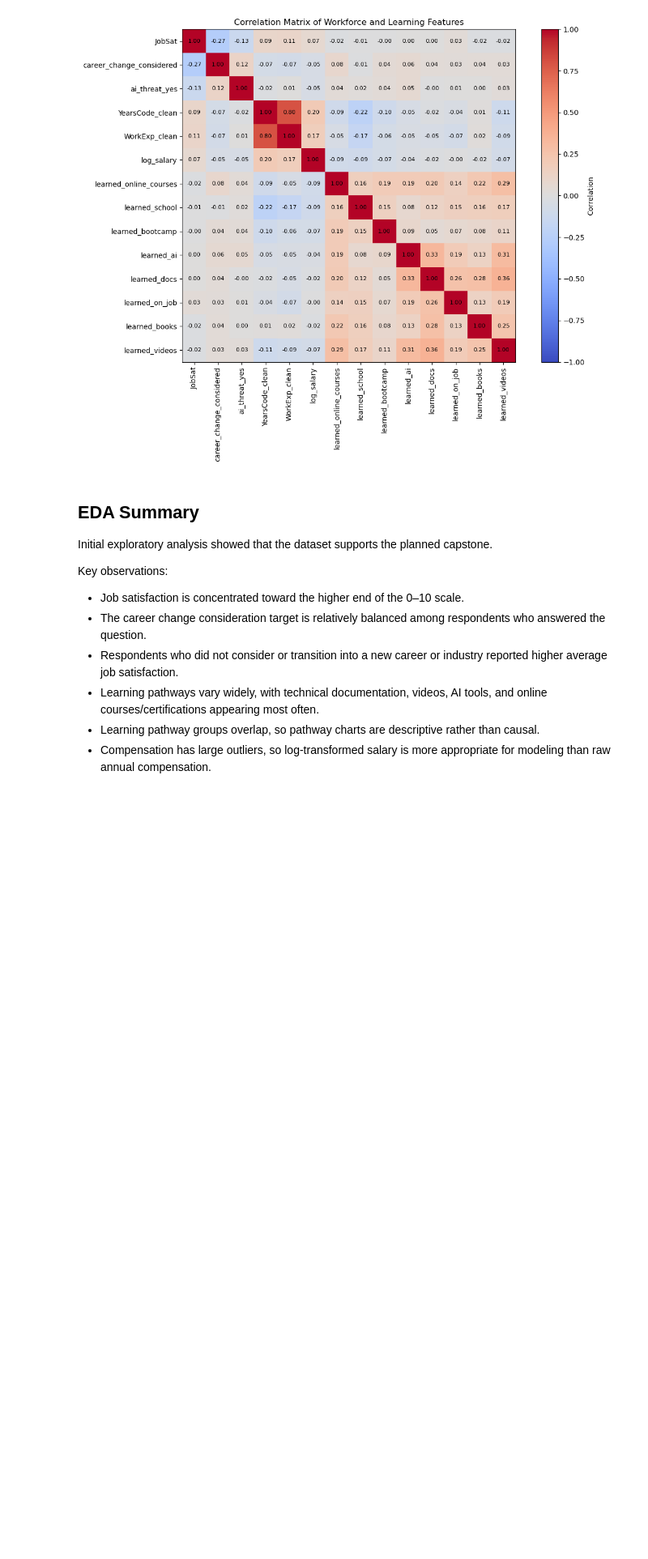
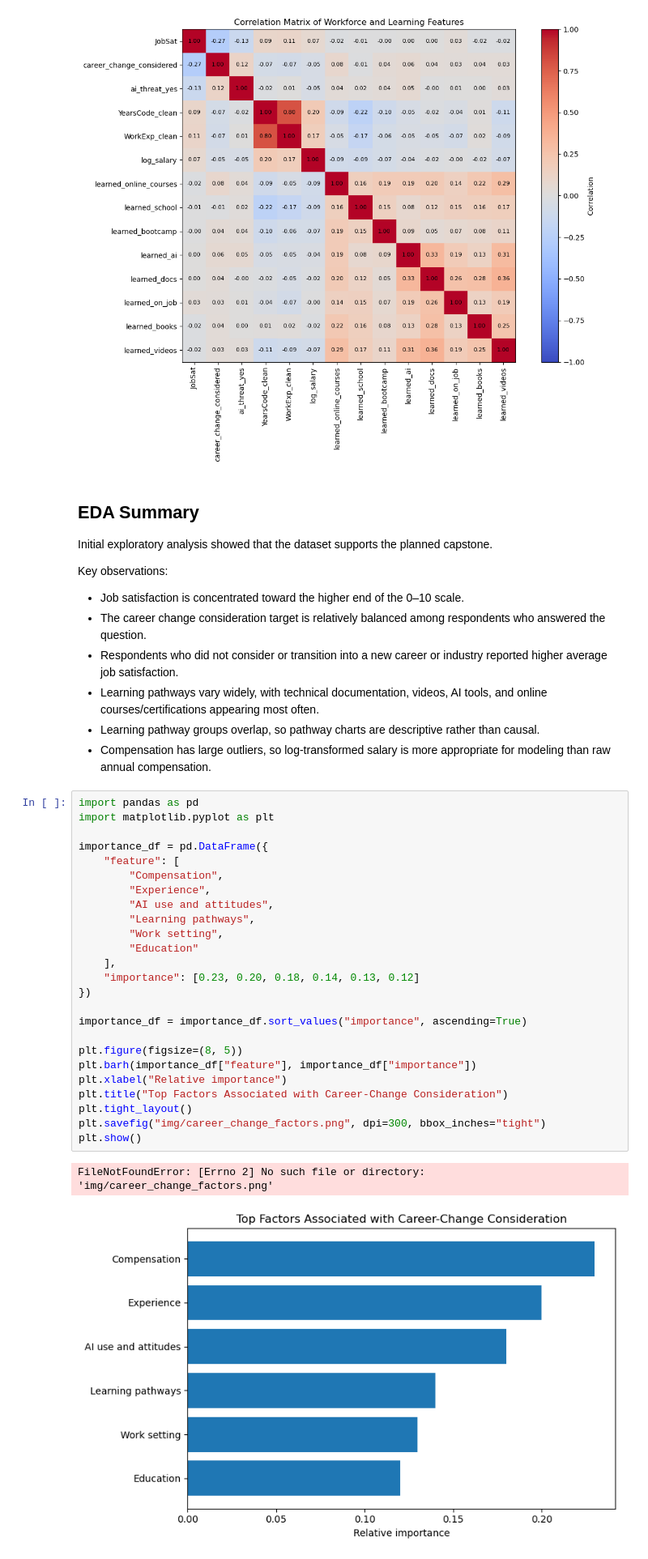
Before and after one commit to S-Shockley/building-digital-talent, a Jupyter notebook: notebooks/02_eda.ipynb, the cells around one changed output. Shown at 81% size. Drawn from its saved outputs; the diff is of its cells as text; blank space fills up the shorter version.

```diff
--- a/notebooks/02_eda_edited.ipynb
+++ b/notebooks/02_eda.ipynb
@@ -504,3 +504,31 @@ Key observations:
 - Learning pathways vary widely, with technical documentation, videos, AI tools, and online courses/certifications appearing most often.
 - Learning pathway groups overlap, so pathway charts are descriptive rather than causal.
 - Compensation has large outliers, so log-transformed salary is more appropriate for modeling than raw annual compensation.
+# %%
+import pandas as pd
+import matplotlib.pyplot as plt
+
+importance_df = pd.DataFrame({
+    "feature": [
+        "Compensation",
+        "Experience",
+        "AI use and attitudes",
+        "Learning pathways",
+        "Work setting",
+        "Education"
+    ],
+    "importance": [0.23, 0.20, 0.18, 0.14, 0.13, 0.12]
+})
+
+importance_df = importance_df.sort_values("importance", ascending=True)
+
+plt.figure(figsize=(8, 5))
+plt.barh(importance_df["feature"], importance_df["importance"])
+plt.xlabel("Relative importance")
+plt.title("Top Factors Associated with Career-Change Consideration")
+plt.tight_layout()
+plt.savefig("img/career_change_factors.png", dpi=300, bbox_inches="tight")
+plt.show()
+# %% [output]
+FileNotFoundError: [Errno 2] No such file or directory: 'img/career_change_factors.png'
+[figure, added]
```
Also changed, not shown: parts of 2 cells of this notebook, 11 other files.
